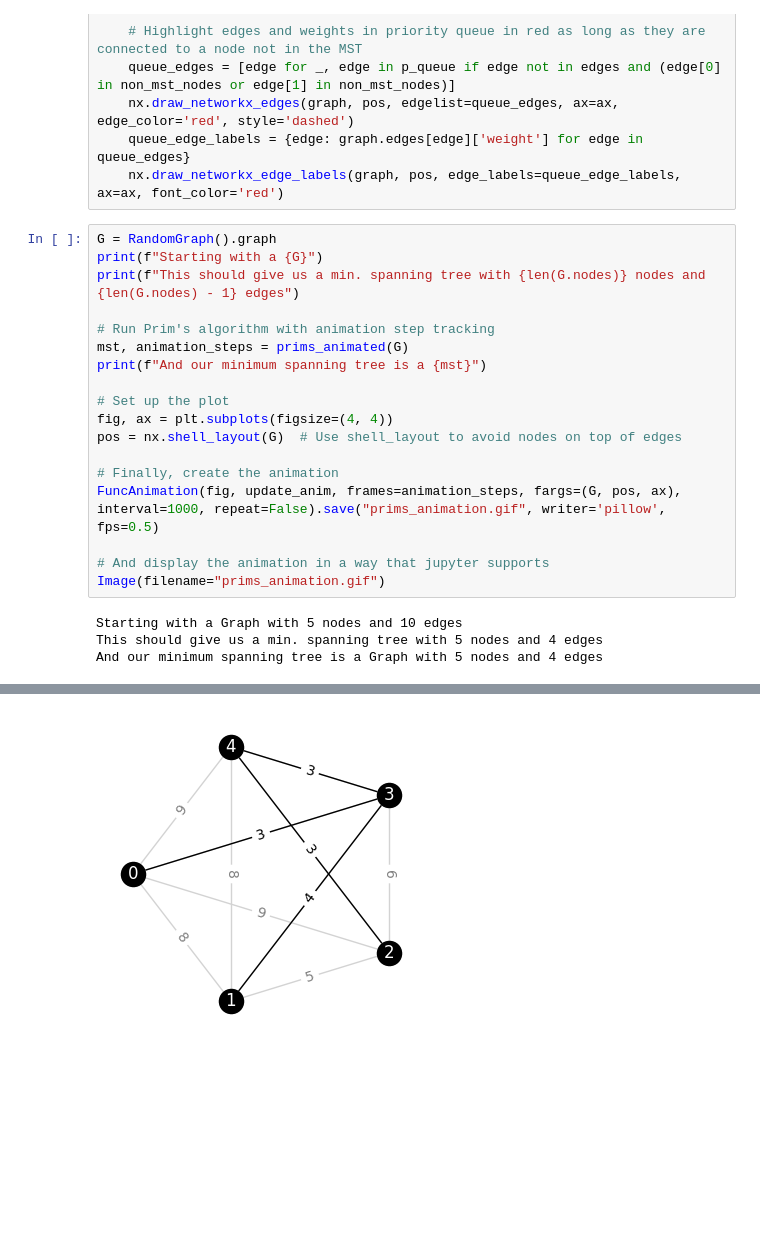
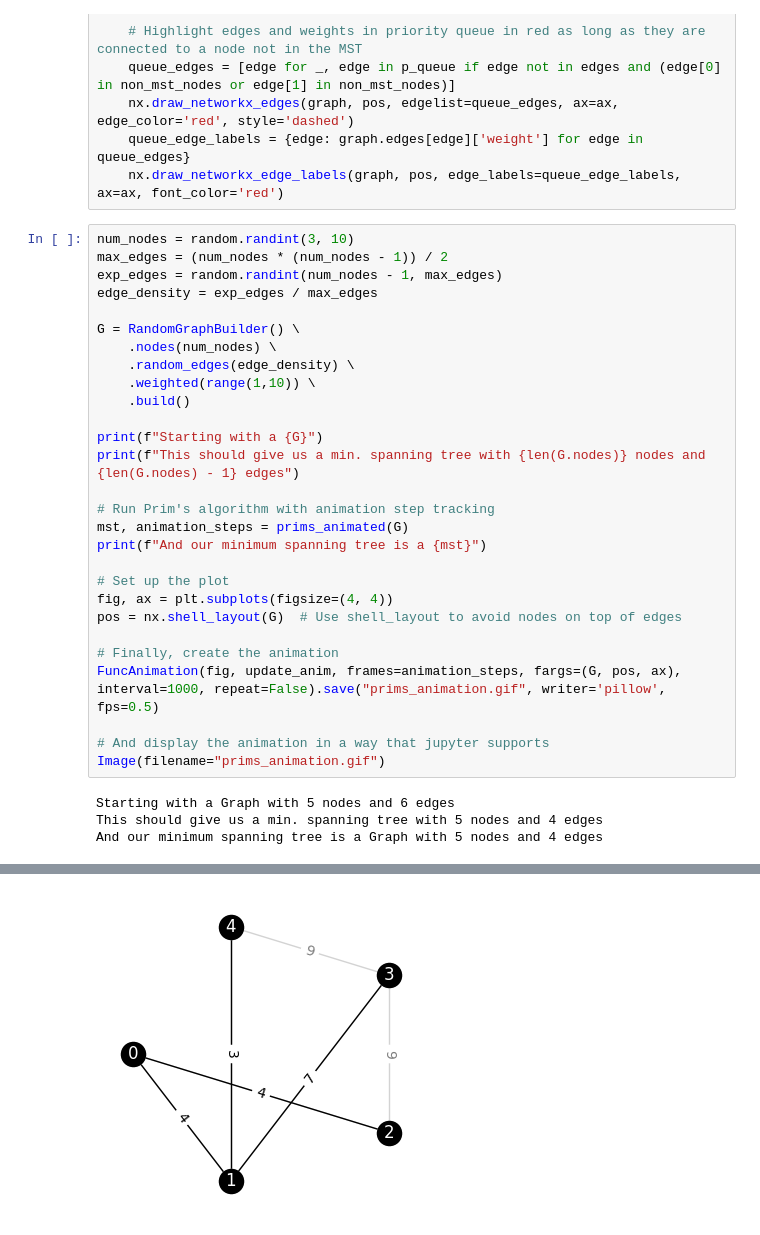
Before and after one commit to MidnightHermes/CS5110-Final-Project, a Jupyter notebook: src/algorithms/prims.ipynb, the cells around one changed output, grey strips where cells are left out. Drawn from its saved outputs; the diff is of its cells as text; blank space fills up the shorter version.

Commit message:
Removed traces of old RandomGraph class

```diff
--- a/src/algorithms/prims.ipynb
+++ b/src/algorithms/prims.ipynb
@@ -77,7 +77,17 @@ def update_anim(frame, graph, pos, ax):
     queue_edge_labels = {edge: graph.edges[edge]['weight'] for edge in queue_edges}
     nx.draw_networkx_edge_labels(graph, pos, edge_labels=queue_edge_labels, ax=ax, font_color='red')
 # %%
-G = RandomGraph().graph
+num_nodes = random.randint(3, 10)
+max_edges = (num_nodes * (num_nodes - 1)) / 2
+exp_edges = random.randint(num_nodes - 1, max_edges)
+edge_density = exp_edges / max_edges
+
+G = RandomGraphBuilder() \
+    .nodes(num_nodes) \
+    .random_edges(edge_density) \
+    .weighted(range(1,10)) \
+    .build()
+
 print(f"Starting with a {G}")
 print(f"This should give us a min. spanning tree with {len(G.nodes)} nodes and {len(G.nodes) - 1} edges")
 
@@ -95,6 +105,6 @@ FuncAnimation(fig, update_anim, frames=animation_steps, fargs=(G, pos, ax), inte
 # And display the animation in a way that jupyter supports
 Image(filename="prims_animation.gif")
 # %% [output]
-Starting with a Graph with 5 nodes and 10 edges
+Starting with a Graph with 5 nodes and 6 edges
 This should give us a min. spanning tree with 5 nodes and 4 edges
 And our minimum spanning tree is a Graph with 5 nodes and 4 edges
@@ -102 +112 @@ And our minimum spanning tree is a Graph with 5 nodes and 4 edges
-[figure, old version]
+[figure, new version]
```
Also changed, not shown: parts of 2 cells of this notebook, 1 other file.
